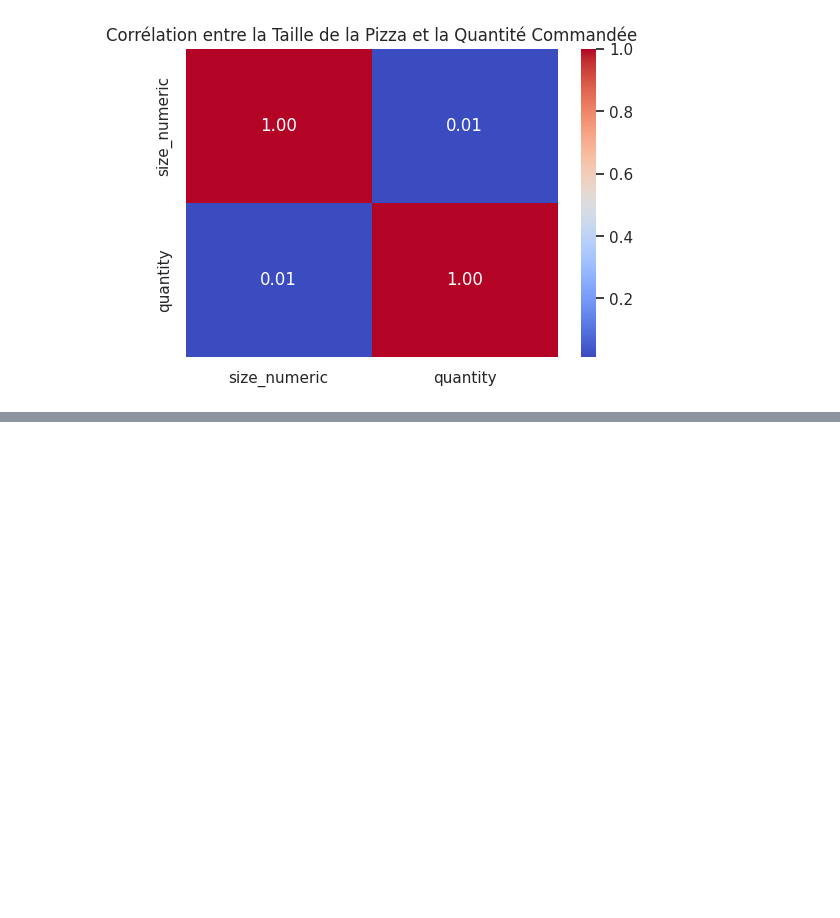
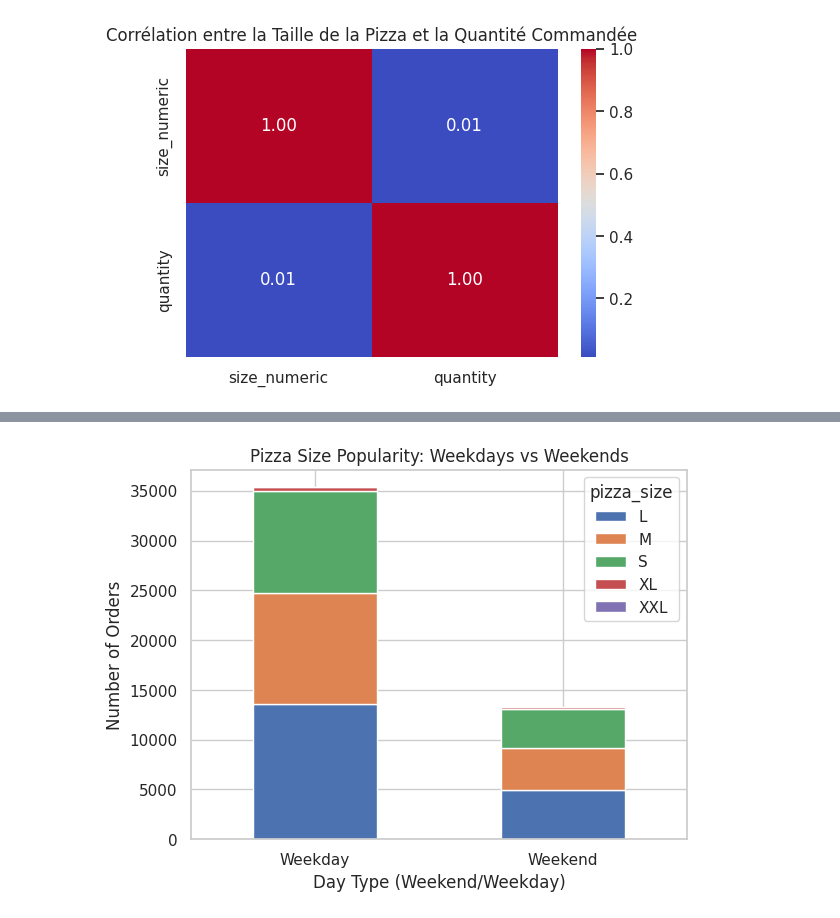
Before and after one commit to Enam88/Pizza-o-jo, a Jupyter notebook: pizza_eda.ipynb, the cells around one changed output, grey strips where cells are left out. Cells and saved outputs as stored; diff of their text form; code cells hidden in the pictures; blank space fills up the shorter version.

```diff
--- a/pizza_eda.ipynb
+++ b/pizza_eda.ipynb
@@ -873,0 +925,17 @@ plt.show()
+# %%
+# Hypothesis 1 Analysis: Larger pizzas are more popular on weekends
+
+# Creating a column to differentiate between weekdays and weekends
+pizza_sales_df['weekend'] = pizza_sales_df['order_date'].dt.dayofweek.isin([5, 6])
+
+# Segmenting the orders by day type (weekend/weekday) and pizza size
+size_weekend_distribution = pizza_sales_df.groupby(['weekend', 'pizza_size']).size().unstack()
+
+# Plotting the distribution of pizza sizes on weekdays vs weekends
+size_weekend_distribution.plot(kind='bar', stacked=True, title='Pizza Size Popularity: Weekdays vs Weekends')
+plt.xlabel('Day Type (Weekend/Weekday)')
+plt.ylabel('Number of Orders')
+plt.xticks(ticks=[0, 1], labels=['Weekday', 'Weekend'], rotation=0)
+plt.show()
+# %% [output]
+[figure, added]
```
Also changed, not shown: parts of 7 cells of this notebook.
